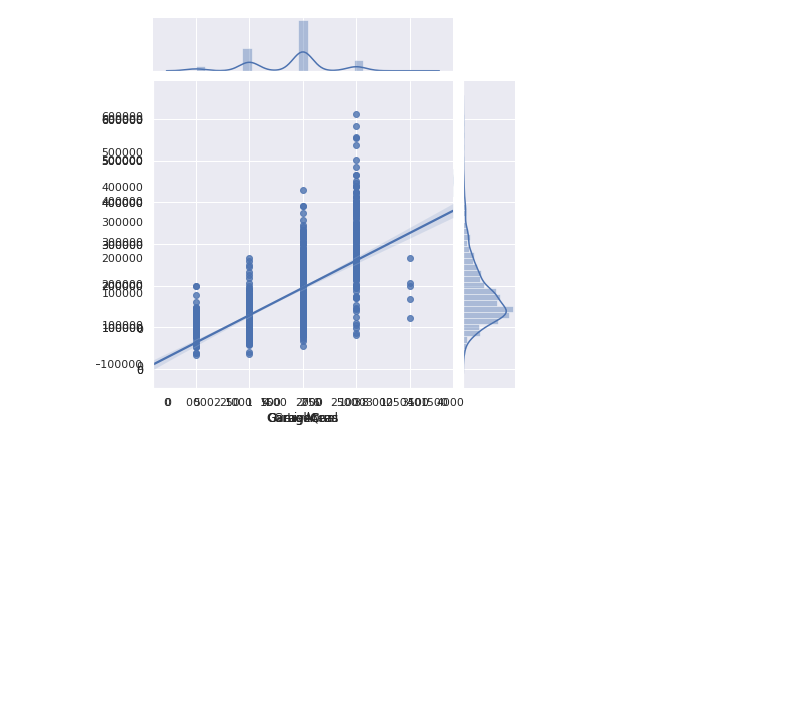
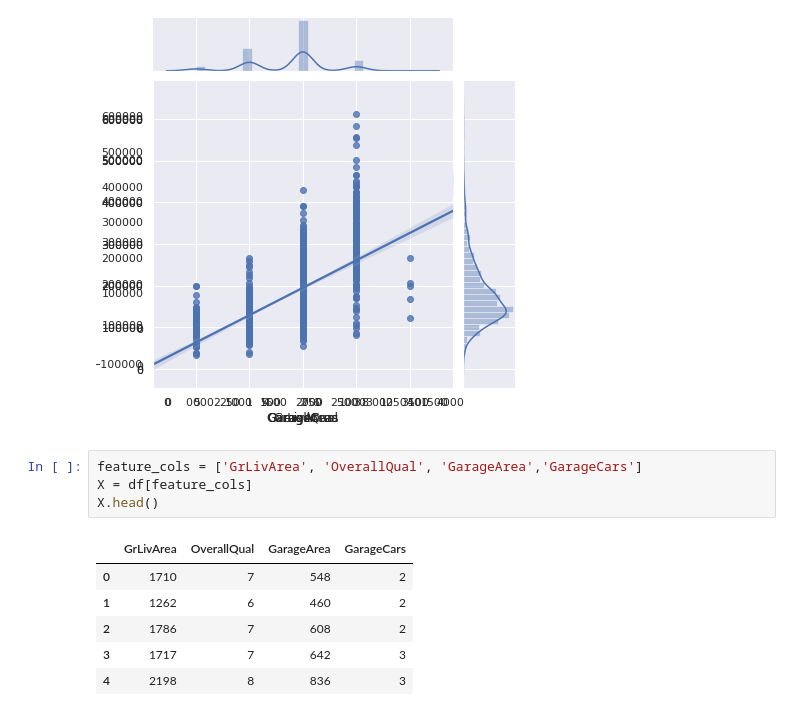
Before and after one commit to 03dipak/ML-Basic-Project, a Jupyter notebook: houseprice.ipynb, the cells around one changed output. Drawn from its saved outputs; the diff is of its cells as text; blank space fills up the shorter version.

```diff
--- a/houseprice.ipynb
+++ b/houseprice.ipynb
@@ -116,3 +117,14 @@ for J in [JG1, JG2,JG3,JG4]:
 [figure]
 [figure]
 [figure]
+# %%
+feature_cols = ['GrLivArea', 'OverallQual', 'GarageArea','GarageCars']
+X = df[feature_cols]
+X.head()
+# %% [output]
+|  | GrLivArea | OverallQual | GarageArea | GarageCars |
+| 0 | 1710 | 7 | 548 | 2 |
+| 1 | 1262 | 6 | 460 | 2 |
+| 2 | 1786 | 7 | 608 | 2 |
+| 3 | 1717 | 7 | 642 | 3 |
+| 4 | 2198 | 8 | 836 | 3 |
```
Also changed, not shown: parts of 7 cells of this notebook.
